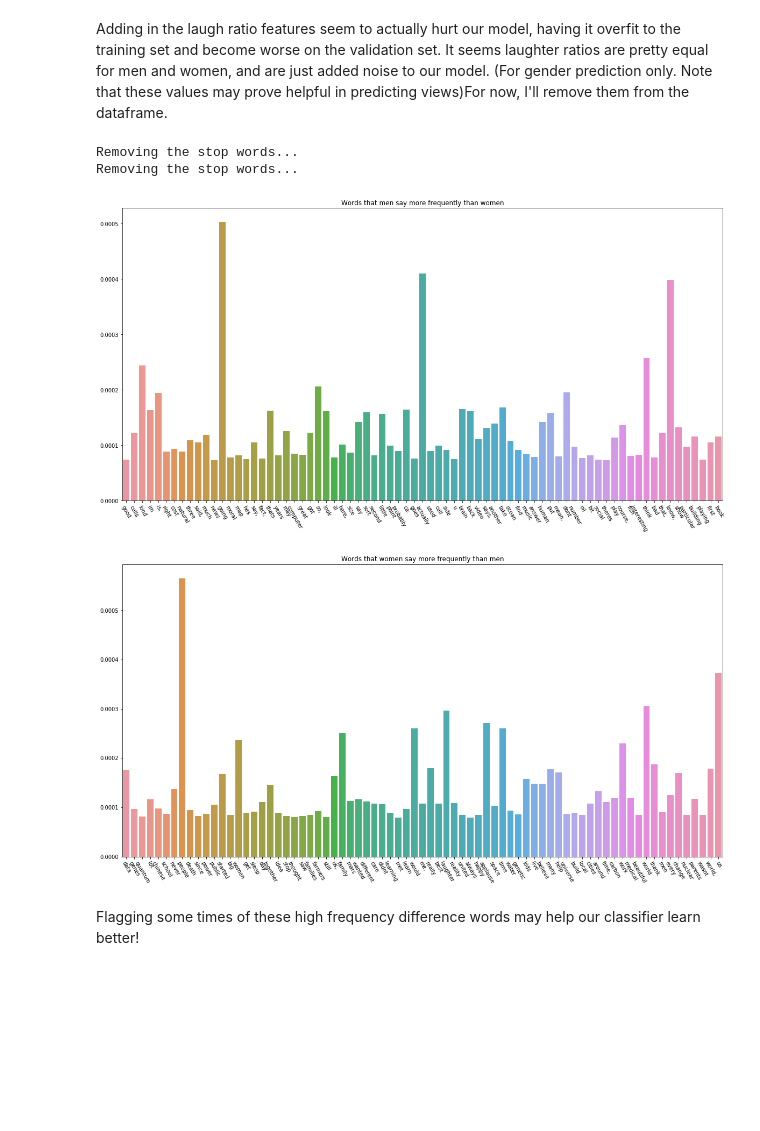
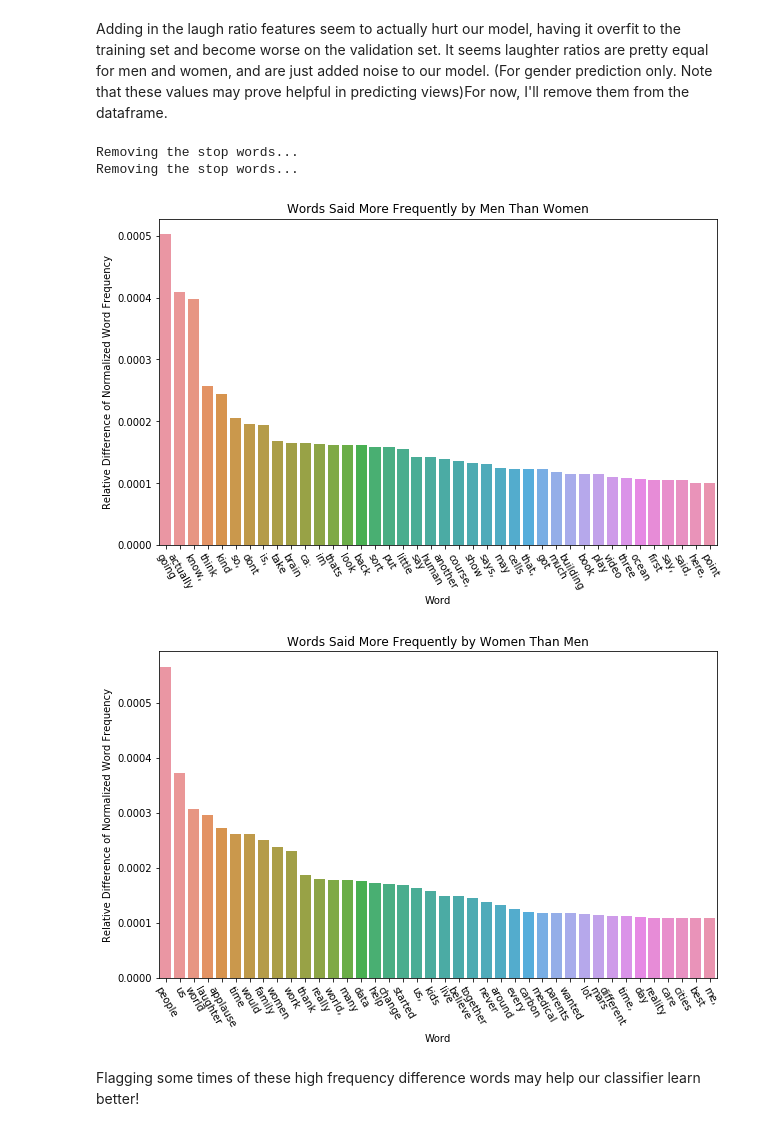
Before and after one commit to GreenMouth/Data-Science-Lab-Final-Project, a Jupyter notebook: src/Data-Exploration.ipynb, the cells around one changed output. Cells and saved outputs as stored; diff of their text form; code cells hidden in the pictures; blank space fills up the shorter version.

```diff
--- a/src/Data-Exploration.ipynb
+++ b/src/Data-Exploration.ipynb
@@ -367,8 +367,8 @@ plt.show()
 Right off the bat we can see that about twice as many speakers are men than women(disregarding the unknown). Let's compare the average # of views of men vs women.<br>
 Let's go ahead and assign numbers to these labels (0 to female 1 to male) to make predictions and analysis easier.
 # %%
-genderBinary = label_binarize(data.gender.values,classes=['female','male'])
-data['gender'] = genderBinary
+#genderBinary = label_binarize(data.gender.values,classes=['female','male'])
+#data['gender'] = genderBinary
 # %% [markdown]
 ### Let's build a simple gender classifier on the original data with no new features.
 # %%
@@ -531,8 +524,8 @@ AUC Score (Test): 0.660379
 # %% [markdown]
 All of our scores seemed to improve when we added in our sentiment scores (for polarity and subjectivity). That's awesome.
 # %%
-menTED = data[data['gender'] == 1]
-womenTED = data[data['gender'] == 0]
+menTED = data[data['gender'] == 'male']
+womenTED = data[data['gender'] == 'female']
 #print('Description of male speaker TED data:')
 #menTED.describe()
 #print('Description of female speaker TED data:')
@@ -786,41 +810,48 @@ def sortWordsByGenderGap():
         doneWords.add(word)
         if word in normalizedFemaleWordCounts.keys():
             femaleCount = normalizedFemaleWordCounts[word]
         else:
             femaleCount = 0
         diff = maleCount-femaleCount
         genderGap[word] = diff
 
     for word, femaleCount in normalizedFemaleWordCounts.items():
         # We already went through every word in male dictionary, if we reach it here, word count for men is 0,
         # therefore the difference between men and women frequencies for this word is just the women frequency.
         if word not in doneWords:
             genderGap[word] = -femaleCount
     sortedMenFirst = sorted(genderGap.items(), key=operator.itemgetter(1),reverse=True)
     sortedWomenFirst = sorted(genderGap.items(), key=operator.itemgetter(1),reverse=False)
 
+
+
     # Plot a histogram of words that men say more frequently than women
-    _ = plt.figure(figsize=(20,10))
-    _ = sns.barplot(list(dict(sortedMenFirst[0:75]).keys()), list(dict(sortedMenFirst[0:75]).values()))
-    title = ('Words that men say more frequently than women')
+    _ = plt.figure(figsize=(10,6))
+    _ = sns.barplot(list(dict(sortedMenFirst[0:40]).keys()), list(dict(sortedMenFirst[0:40]).values()))
+    title = ('Words Said More Frequently by Men Than Women')
+    _ = plt.ylabel('Relative Difference of Normalized Word Frequency')
+    _ = plt.xlabel('Word')
     _ = plt.title(title)
     _ = plt.xticks(rotation=300)
     plt.show()
 
     # Plot a histogram of words that women say more frequently than men
-    _ = plt.figure(figsize=(20,10))
-    _ = sns.barplot(list(dict(sortedWomenFirst[0:75]).keys()), np.fabs(list(dict(sortedWomenFirst[0:75]).values())))
-    title = ('Words that women say more frequently than men')
+    _ = plt.figure(figsize=(10,6))
+    _ = sns.barplot(list(dict(sortedWomenFirst[0:40]).keys()), np.fabs(list(dict(sortedWomenFirst[0:40]).values())))
+    title = ('Words Said More Frequently by Women Than Men')
     _ = plt.title(title)
+    _ = plt.ylabel('Relative Difference of Normalized Word Frequency')
+    _ = plt.xlabel('Word')
     _ = plt.xticks(rotation=300)
     plt.show()
     return sortedMenFirst
+
 _ = sortWordsByGenderGap()
 # %% [output]
 Removing the stop words...
 Removing the stop words...
-[figure, old version]
+[figure, new version]
-[figure, old version]
+[figure, new version]
 # %% [markdown]
 Flagging some times of these high frequency difference words may help our classifier learn better!
 # %% [markdown]
```
Also changed, not shown: parts of 16 cells of this notebook.
